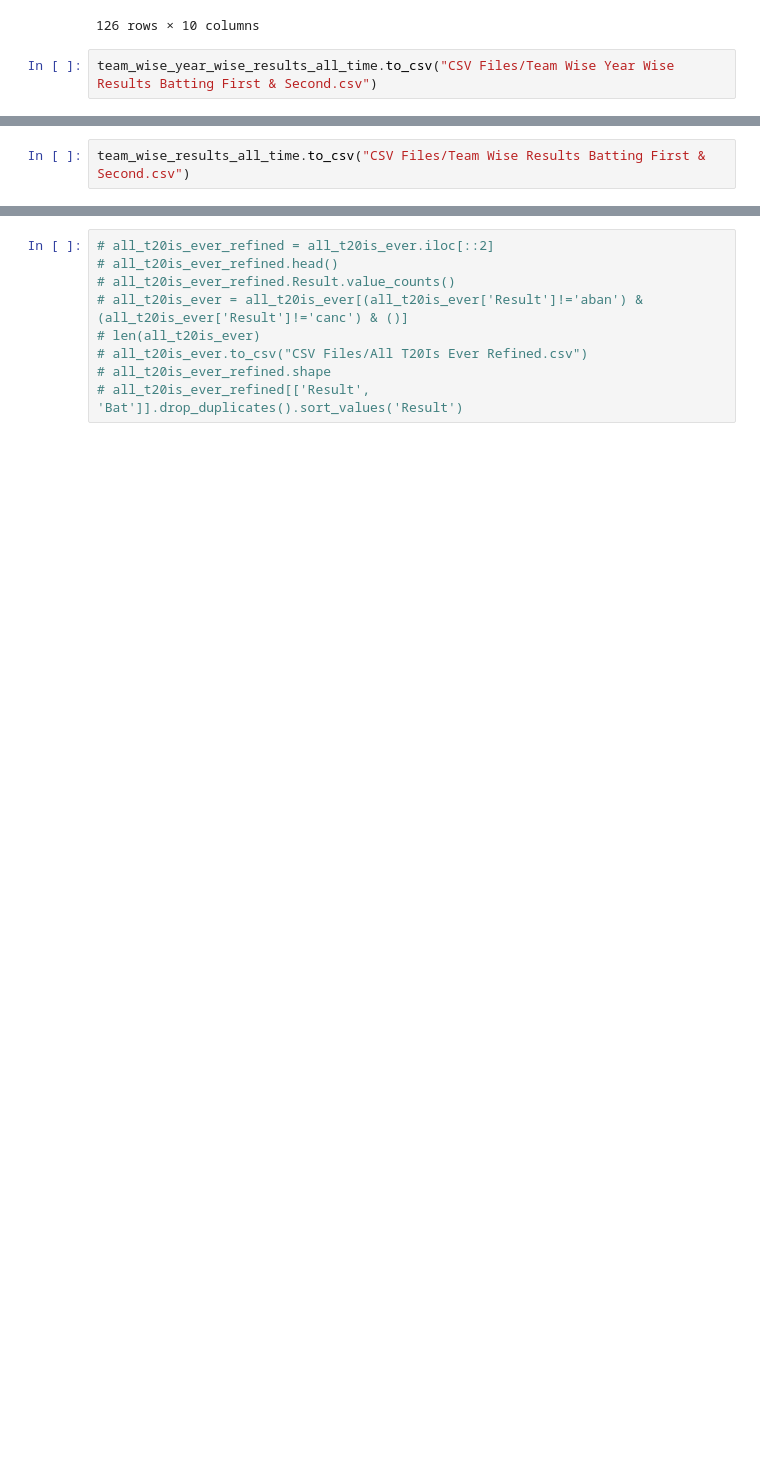
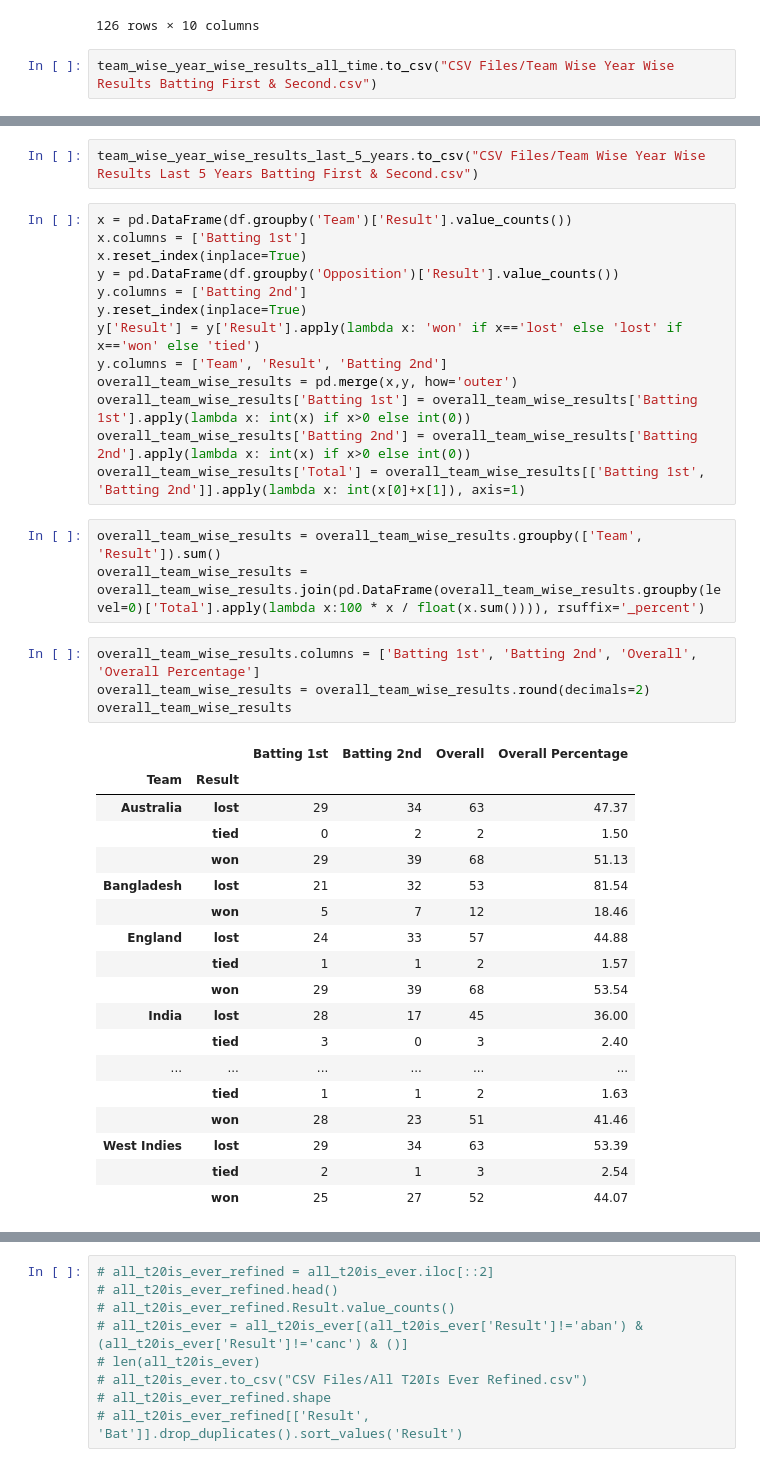
Before and after one commit to VicodinAbuser/Cricket-Predictvie-Analytics-Experimentation, a Jupyter notebook: Ind SL T20I Predictive Analytics.ipynb, the cells around one changed output, grey strips where cells are left out. Drawn from its saved outputs; the diff is of its cells as text; blank space fills up the shorter version.

```diff
--- a/Ind SL T20I Predictive Analytics.ipynb
+++ b/Ind SL T20I Predictive Analytics.ipynb
@@ -283,4 +300,43 @@ team_wise_results_last_5_years
 |  | 2020 | 1 | 1 | 0 | 1 | 1 | 0 | ... |
 |  | 2021 | 4 | 0 | 0 | 4 | 5 | 0 | ... |
 # %%
-team_wise_results_all_time.to_csv("CSV Files/Team Wise Results Batting First & Second.csv")
+team_wise_year_wise_results_last_5_years.to_csv("CSV Files/Team Wise Year Wise Results Last 5 Years Batting First & Second.csv")
+# %%
+x = pd.DataFrame(df.groupby('Team')['Result'].value_counts())
+x.columns = ['Batting 1st']
+x.reset_index(inplace=True)
+y = pd.DataFrame(df.groupby('Opposition')['Result'].value_counts())
+y.columns = ['Batting 2nd']
+y.reset_index(inplace=True)
+y['Result'] = y['Result'].apply(lambda x: 'won' if x=='lost' else 'lost' if x=='won' else 'tied')
+y.columns = ['Team', 'Result', 'Batting 2nd']
+overall_team_wise_results = pd.merge(x,y, how='outer')
+overall_team_wise_results['Batting 1st'] = overall_team_wise_results['Batting 1st'].apply(lambda x: int(x) if x>0 else int(0))
+overall_team_wise_results['Batting 2nd'] = overall_team_wise_results['Batting 2nd'].apply(lambda x: int(x) if x>0 else int(0))
+overall_team_wise_results['Total'] = overall_team_wise_results[['Batting 1st', 'Batting 2nd']].apply(lambda x: int(x[0]+x[1]), axis=1)
+# %%
+overall_team_wise_results = overall_team_wise_results.groupby(['Team', 'Result']).sum()
+overall_team_wise_results = overall_team_wise_results.join(pd.DataFrame(overall_team_wise_results.groupby(level=0)['Total'].apply(lambda x:100 * x / float(x.sum()))), rsuffix='_percent')
+# %%
+overall_team_wise_results.columns = ['Batting 1st', 'Batting 2nd', 'Overall', 'Overall Percentage']
+overall_team_wise_results = overall_team_wise_results.round(decimals=2)
+overall_team_wise_results
+# %% [output]
+|  |  | Batting 1st | Batting 2nd | Overall | Overall Percentage |
+| Team | Result |  |  |  |  |
+| Australia | lost | 29 | 34 | 63 | 47.37 |
+|  | tied | 0 | 2 | 2 | 1.50 |
+|  | won | 29 | 39 | 68 | 51.13 |
+| Bangladesh | lost | 21 | 32 | 53 | 81.54 |
+|  | won | 5 | 7 | 12 | 18.46 |
+| England | lost | 24 | 33 | 57 | 44.88 |
+|  | tied | 1 | 1 | 2 | 1.57 |
+|  | won | 29 | 39 | 68 | 53.54 |
+| India | lost | 28 | 17 | 45 | 36.00 |
+|  | tied | 3 | 0 | 3 | 2.40 |
+| ... | ... | ... | ... | ... | ... |
+|  | tied | 1 | 1 | 2 | 1.63 |
+|  | won | 28 | 23 | 51 | 41.46 |
+| West Indies | lost | 29 | 34 | 63 | 53.39 |
+|  | tied | 2 | 1 | 3 | 2.54 |
+|  | won | 25 | 27 | 52 | 44.07 |
```
Also changed, not shown: parts of 14 cells of this notebook, 2 other files.
